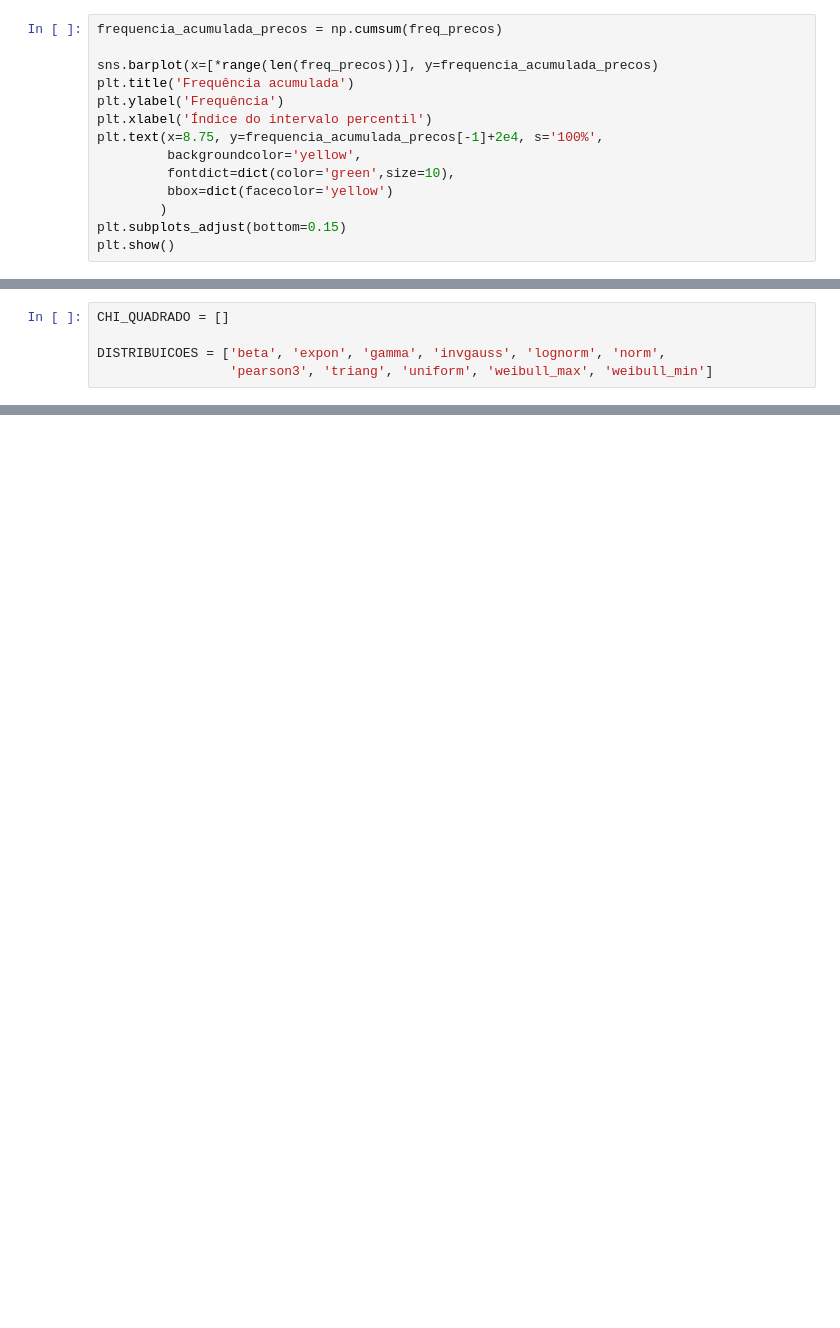
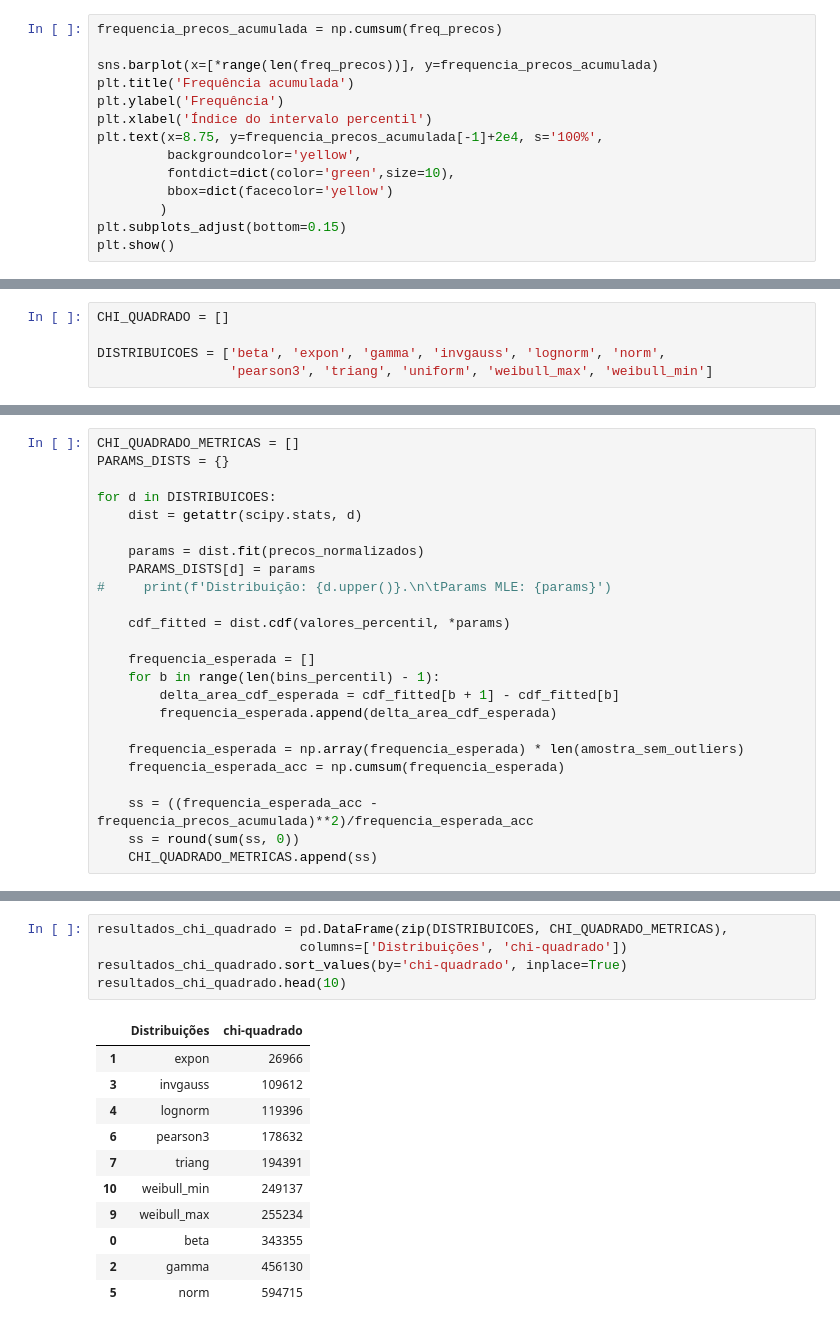
Before and after one commit to htbrandao/pos-grad-iesb-ia, a Jupyter notebook: courses/bayesean-inf/notebook.ipynb, the cells around one changed output, grey strips where cells are left out. Cells and saved outputs as stored; diff of their text form; blank space fills up the shorter version.

```diff
--- a/courses/bayesean-inf/notebook.ipynb
+++ b/courses/bayesean-inf/notebook.ipynb
@@ -282,11 +277,11 @@ array([ 41818,  83665, 124885, 166459, 208975, 250977, 292390, 334671,
 # %%
-frequencia_acumulada_precos = np.cumsum(freq_precos)
+frequencia_precos_acumulada = np.cumsum(freq_precos)
 
-sns.barplot(x=[*range(len(freq_precos))], y=frequencia_acumulada_precos)
+sns.barplot(x=[*range(len(freq_precos))], y=frequencia_precos_acumulada)
 plt.title('Frequência acumulada')
 plt.ylabel('Frequência')
 plt.xlabel('Índice do intervalo percentil')
-plt.text(x=8.75, y=frequencia_acumulada_precos[-1]+2e4, s='100%',
+plt.text(x=8.75, y=frequencia_precos_acumulada[-1]+2e4, s='100%',
          backgroundcolor='yellow',
          fontdict=dict(color='green',size=10),
          bbox=dict(facecolor='yellow')
@@ -328,0 +318,24 @@ for d in DISTRIBUICOES:
+# %%
+CHI_QUADRADO_METRICAS = []
+PARAMS_DISTS = {}
+
+for d in DISTRIBUICOES:
+    dist = getattr(scipy.stats, d)
+
+    params = dist.fit(precos_normalizados)
+    PARAMS_DISTS[d] = params
+#     print(f'Distribuição: {d.upper()}.\n\tParams MLE: {params}')
+
+    cdf_fitted = dist.cdf(valores_percentil, *params)
+
+    frequencia_esperada = []
+    for b in range(len(bins_percentil) - 1):
+        delta_area_cdf_esperada = cdf_fitted[b + 1] - cdf_fitted[b]
+        frequencia_esperada.append(delta_area_cdf_esperada)
+
+    frequencia_esperada = np.array(frequencia_esperada) * len(amostra_sem_outliers)
+    frequencia_esperada_acc = np.cumsum(frequencia_esperada)
+
+    ss = ((frequencia_esperada_acc - frequencia_precos_acumulada)**2)/frequencia_esperada_acc
+    ss = round(sum(ss, 0))
+    CHI_QUADRADO_METRICAS.append(ss)
@@ -328,0 +363,17 @@ for d in DISTRIBUICOES:
+# %%
+resultados_chi_quadrado = pd.DataFrame(zip(DISTRIBUICOES, CHI_QUADRADO_METRICAS),
+                          columns=['Distribuições', 'chi-quadrado'])
+resultados_chi_quadrado.sort_values(by='chi-quadrado', inplace=True)
+resultados_chi_quadrado.head(10)
+# %% [output]
+|  | Distribuições | chi-quadrado |
+| 1 | expon | 26966 |
+| 3 | invgauss | 109612 |
+| 4 | lognorm | 119396 |
+| 6 | pearson3 | 178632 |
+| 7 | triang | 194391 |
+| 10 | weibull_min | 249137 |
+| 9 | weibull_max | 255234 |
+| 0 | beta | 343355 |
+| 2 | gamma | 456130 |
+| 5 | norm | 594715 |
```
Also changed, not shown: parts of 8 cells of this notebook.
